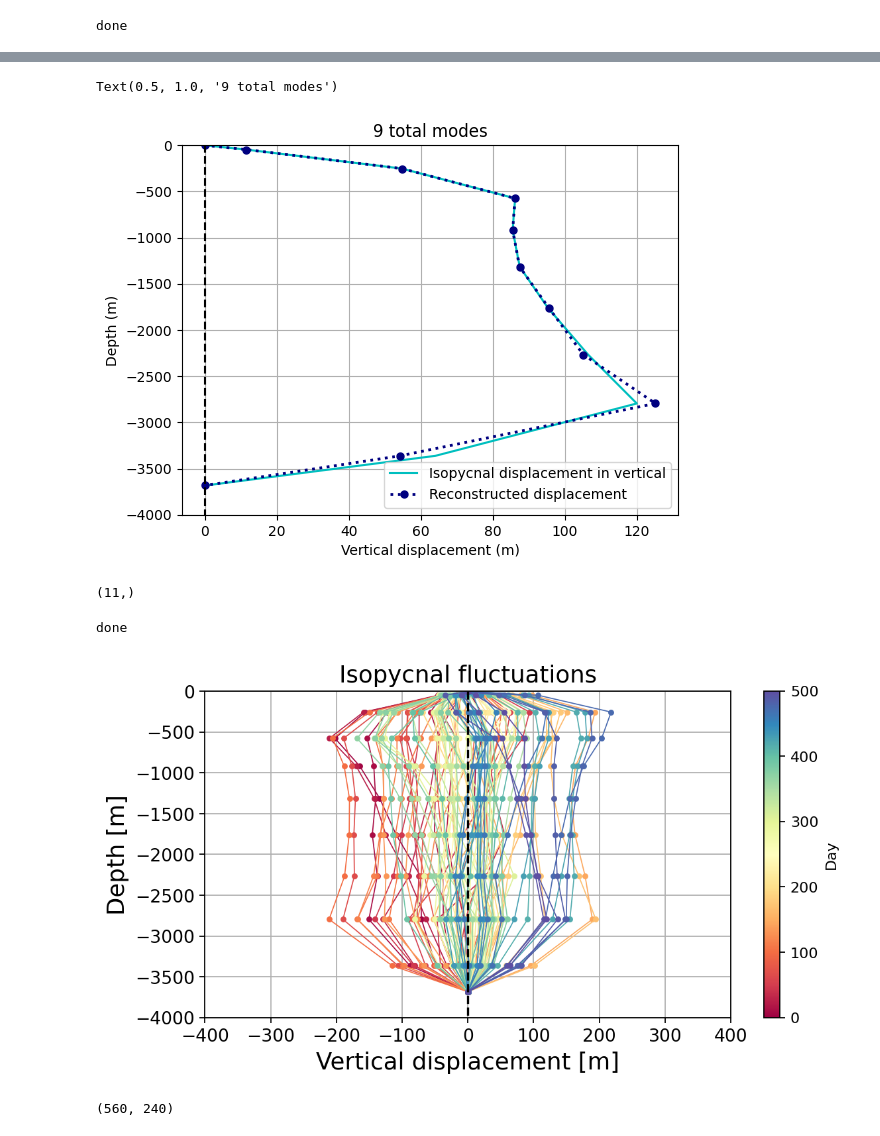
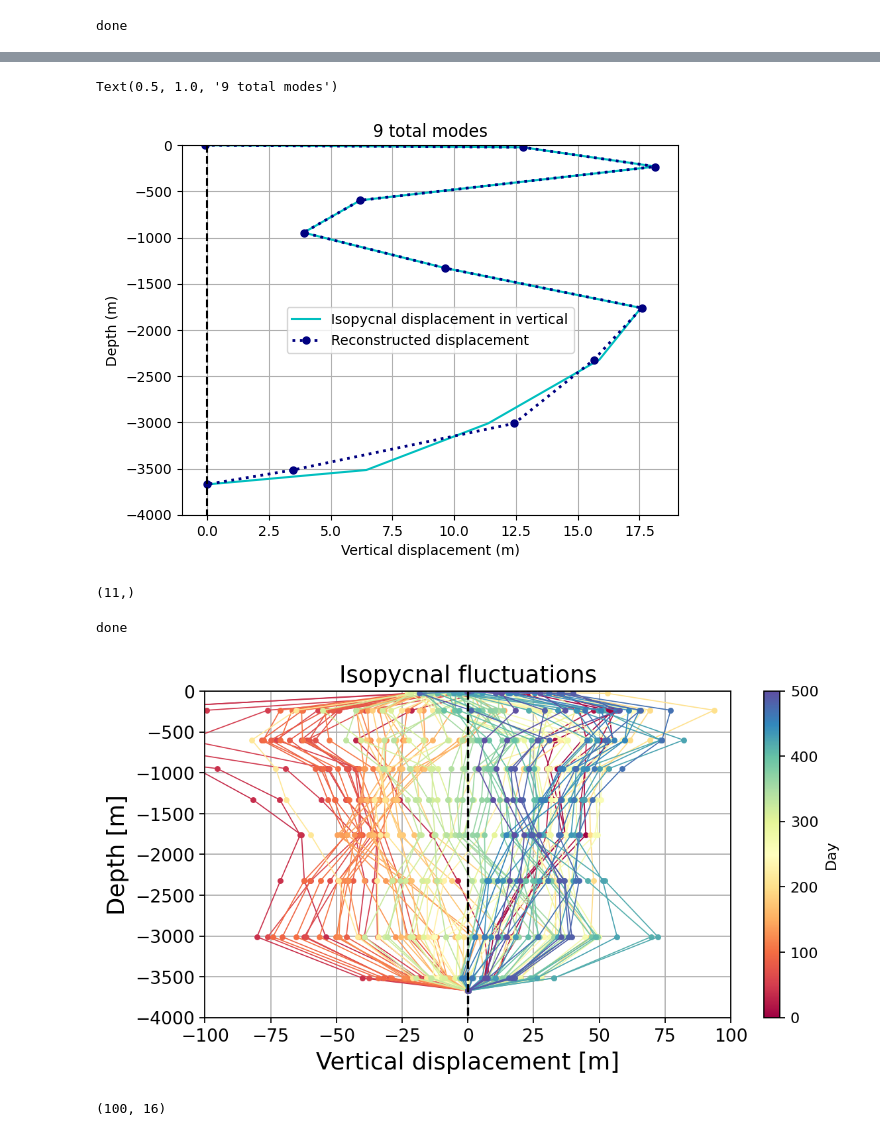
Before and after one commit to ElizabethYankovsky/Neverworld2-Analysis, a Jupyter notebook: Modal_decomposition.ipynb, the cells around one changed output, grey strips where cells are left out. Drawn from its saved outputs; the diff is of its cells as text; code cells hidden in the pictures.

```diff
--- a/Modal_decomposition.ipynb
+++ b/Modal_decomposition.ipynb
@@ -162,7 +136,7 @@ taux.shape
 # %%
 #1/4 degree:560 lat x 240 lon
 #90, 400 is a problem
-index_lon=480; index_lat=640 #1/4 degree: (60,460), (120,160), (60,80), (120,80), (200,80)
+index_lon=60; index_lat=80 #1/4 degree: (60,460), (120,160), (60,80), (120,80), (200,80)
 # %%
 #Plotting ocean depth
 fig = plt.figure(figsize=(4, 7), dpi= 80, facecolor='w', edgecolor='k')
@@ -393,7 +367,7 @@ plt.title('%i total modes' % (nmodes+1))
 #plt.show()
 # %% [output]
 Text(0.5, 1.0, '9 total modes')
-[figure, old version]
+[figure, new version]
 # %%
 eta_filtered.shape
 # %% [output]
@@ -401,31 +375,30 @@ eta_filtered.shape
 # %%
 color=iter(cm.Spectral(np.linspace(0,1,100))) #rainbow
 plt.figure(figsize=(8,4),dpi= 160)
 plt.style.use('default')
 
 for i in range(0,100):
     eta_prime_i=eta_prime[i,~np.isnan(N2_mean)];
-    amp_eta=np.linalg.lstsq(G,eta_prime_i)[0] #solving for Beta, unitless
     c=next(color)
     #print(i)
     plt.plot(eta_prime_i,-eta_filtered,'.-',c=c,linewidth=0.75)
 plt.grid()
 plt.plot([0, 0],[0, -4000],'--',color=[0,0,0])
 plt.ylim(-4000, 5);
-plt.xlim(-400,400);
+plt.xlim(-100,100);
 
 plt.xlabel('Vertical displacement [m]',fontsize=16)
 plt.ylabel('Depth [m]',fontsize=16)
 plt.title('Isopycnal fluctuations',fontsize=16)
 plt.tick_params(axis='both', which='major', labelsize=12)
 sm = plt.cm.ScalarMappable(cmap='Spectral', norm=plt.Normalize(vmin=0, vmax=500))
 cbar = plt.colorbar(sm)
 cbar.set_label('Day')
 print('done')
 # %% [output]
 done
-[figure, old version]
+[figure, new version]
 # %%
-depth.shape
+eta_prime.shape
 # %% [output]
-(560, 240)
+(100, 16)
```
Also changed, not shown: parts of 13 cells of this notebook, 13 other files.
